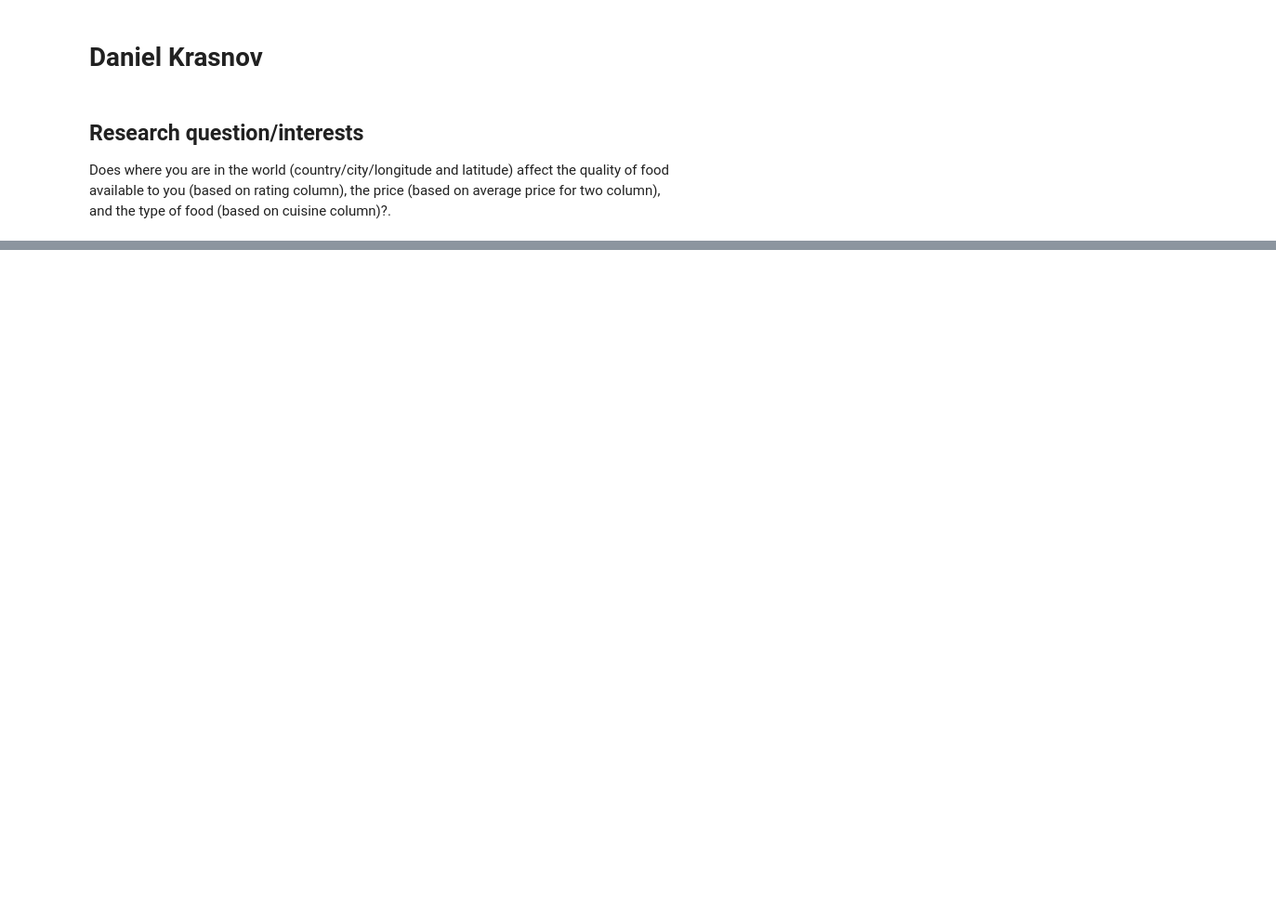
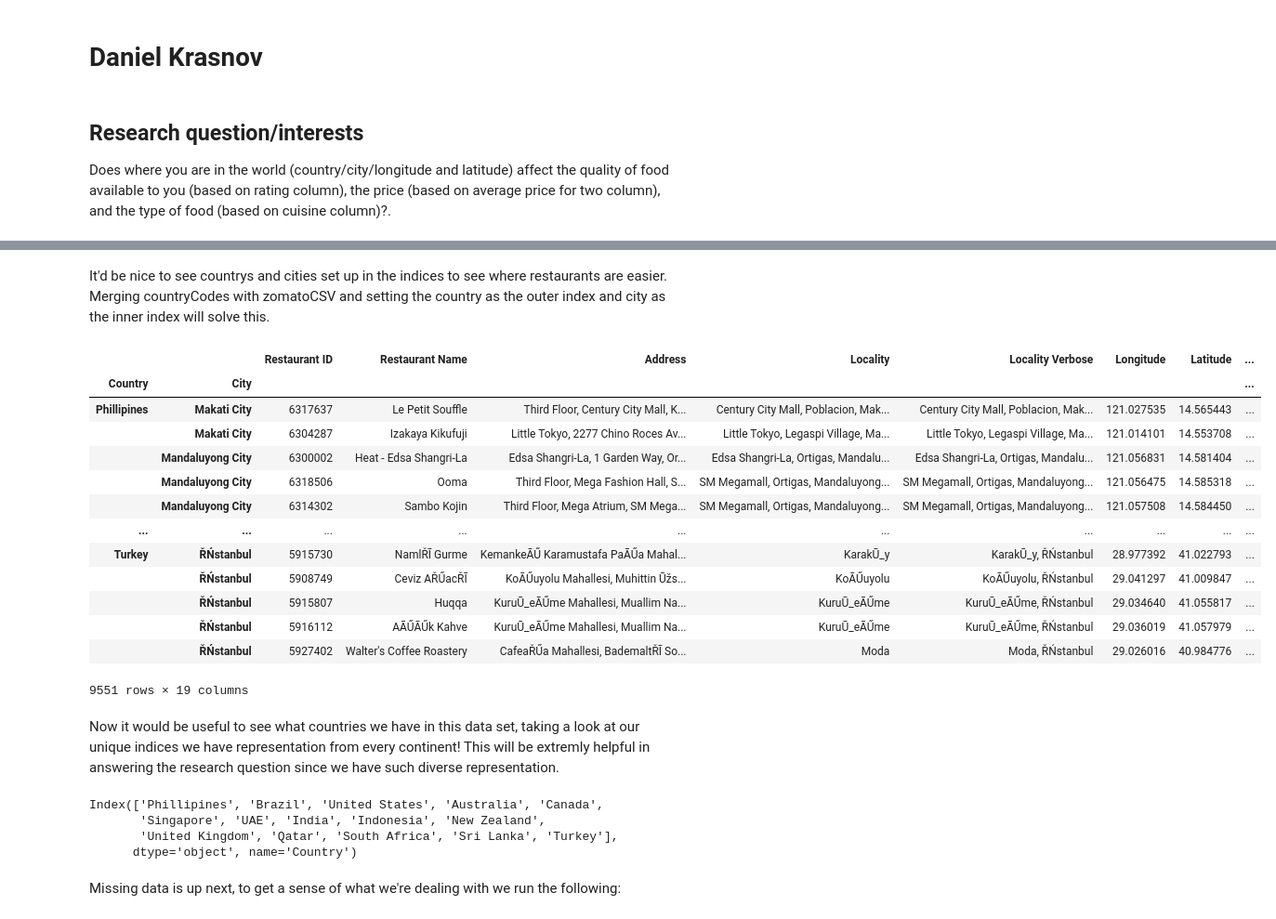
Before and after one commit to data301-2021-winter1/group28-project, a Jupyter notebook: notebooks/analysis1.ipynb, the cells around one changed output, grey strips where cells are left out. Shown at 93% size. Saved outputs shown, nothing was run; the diff lists cells and outputs as text; code cells hidden in the pictures; blank space fills up the shorter version.

```diff
--- a/notebooks/analysis1.ipynb
+++ b/notebooks/analysis1.ipynb
@@ -6,7 +9,14 @@ Does where you are in the world (country/city/longitude and latitude) affect the
 # %%
-#import packages
+#Import Libraries
+import numpy as np
 import pandas as pd
+import matplotlib.pylab as plt
+import seaborn as sns#
 
 #reading in CSVs (Don't need the json data)
-zomatoCSV = pd.read_csv("..\\data\\raw\\zomato.csv" , encoding = "ISO-8859-1")
+zomatoCSV = pd.read_csv("..\\data\\raw\\zomato.csv" , encoding = "maclatin2")
 countryCodesCSV = pd.read_excel("..\\data\\raw\\Country-Code.xlsx")
+
+#Getting a sense of my data
+print(zomatoCSV.head())
+print(countryCodesCSV.head())
@@ -31,0 +44,2 @@ countryCodesCSV.head()
+# %%
+zomatoCSV = zomatoCSV.drop(['Address','Rating color','Rating text', 'Locality Verbose'],axis = 'columns')
@@ -31,0 +53,33 @@ countryCodesCSV.head()
+# %% [markdown]
+It'd be nice to see countrys and cities set up in the indices to see where restaurants are easier. Merging countryCodes with zomatoCSV and setting the country as the outer index and city as the inner index will solve this.
+# %%
+cleaned_df = pd.merge(zomatoCSV,countryCodesCSV, how = 'left', on='Country Code')
+cleaned_df = cleaned_df.set_index(['Country','City']) \
+                       .drop('Country Code', axis = 'columns')
+cleaned_df
+# %% [output]
+|  |  | Restaurant ID | Restaurant Name | Address | Locality | Locality Verbose | Longitude | Latitude | ... |
+| Country | City |  |  |  |  |  |  |  | ... |
+| Phillipines | Makati City | 6317637 | Le Petit Souffle | Third Floor, Century City Mall, K... | Century City Mall, Poblacion, Mak... | Century City Mall, Poblacion, Mak... | 121.027535 | 14.565443 | ... |
+|  | Makati City | 6304287 | Izakaya Kikufuji | Little Tokyo, 2277 Chino Roces Av... | Little Tokyo, Legaspi Village, Ma... | Little Tokyo, Legaspi Village, Ma... | 121.014101 | 14.553708 | ... |
+|  | Mandaluyong City | 6300002 | Heat - Edsa Shangri-La | Edsa Shangri-La, 1 Garden Way, Or... | Edsa Shangri-La, Ortigas, Mandalu... | Edsa Shangri-La, Ortigas, Mandalu... | 121.056831 | 14.581404 | ... |
+|  | Mandaluyong City | 6318506 | Ooma | Third Floor, Mega Fashion Hall, S... | SM Megamall, Ortigas, Mandaluyong... | SM Megamall, Ortigas, Mandaluyong... | 121.056475 | 14.585318 | ... |
+|  | Mandaluyong City | 6314302 | Sambo Kojin | Third Floor, Mega Atrium, SM Mega... | SM Megamall, Ortigas, Mandaluyong... | SM Megamall, Ortigas, Mandaluyong... | 121.057508 | 14.584450 | ... |
+| ... | ... | ... | ... | ... | ... | ... | ... | ... | ... |
+| Turkey | ŘŃstanbul | 5915730 | NamlŘĪ Gurme | KemankeĀŰ Karamustafa PaĀŰa Mahal... | KarakŪ_y | KarakŪ_y, ŘŃstanbul | 28.977392 | 41.022793 | ... |
+|  | ŘŃstanbul | 5908749 | Ceviz AŘŰacŘĪ | KoĀŰuyolu Mahallesi, Muhittin Ūžs... | KoĀŰuyolu | KoĀŰuyolu, ŘŃstanbul | 29.041297 | 41.009847 | ... |
+|  | ŘŃstanbul | 5915807 | Huqqa | KuruŪ_eĀŰme Mahallesi, Muallim Na... | KuruŪ_eĀŰme | KuruŪ_eĀŰme, ŘŃstanbul | 29.034640 | 41.055817 | ... |
+|  | ŘŃstanbul | 5916112 | AĀŰĀŰk Kahve | KuruŪ_eĀŰme Mahallesi, Muallim Na... | KuruŪ_eĀŰme | KuruŪ_eĀŰme, ŘŃstanbul | 29.036019 | 41.057979 | ... |
+|  | ŘŃstanbul | 5927402 | Walter's Coffee Roastery | CafeaŘŰa Mahallesi, BademaltŘĪ So... | Moda | Moda, ŘŃstanbul | 29.026016 | 40.984776 | ... |
+9551 rows × 19 columns
+# %% [markdown]
+Now it would be useful to see what countries we have in this data set, taking a look at our unique indices we have representation from every continent! This will be extremly helpful in answering the research question since we have such diverse representation.
+# %%
+print(cleaned_df.index.unique(0))
+# %% [output]
+Index(['Phillipines', 'Brazil', 'United States', 'Australia', 'Canada',
+       'Singapore', 'UAE', 'India', 'Indonesia', 'New Zealand',
+       'United Kingdom', 'Qatar', 'South Africa', 'Sri Lanka', 'Turkey'],
+      dtype='object', name='Country')
+# %% [markdown]
+Missing data is up next, to get a sense of what we're dealing with we run the following:
```
Also changed, not shown: parts of 14 cells of this notebook, 1 other file.
